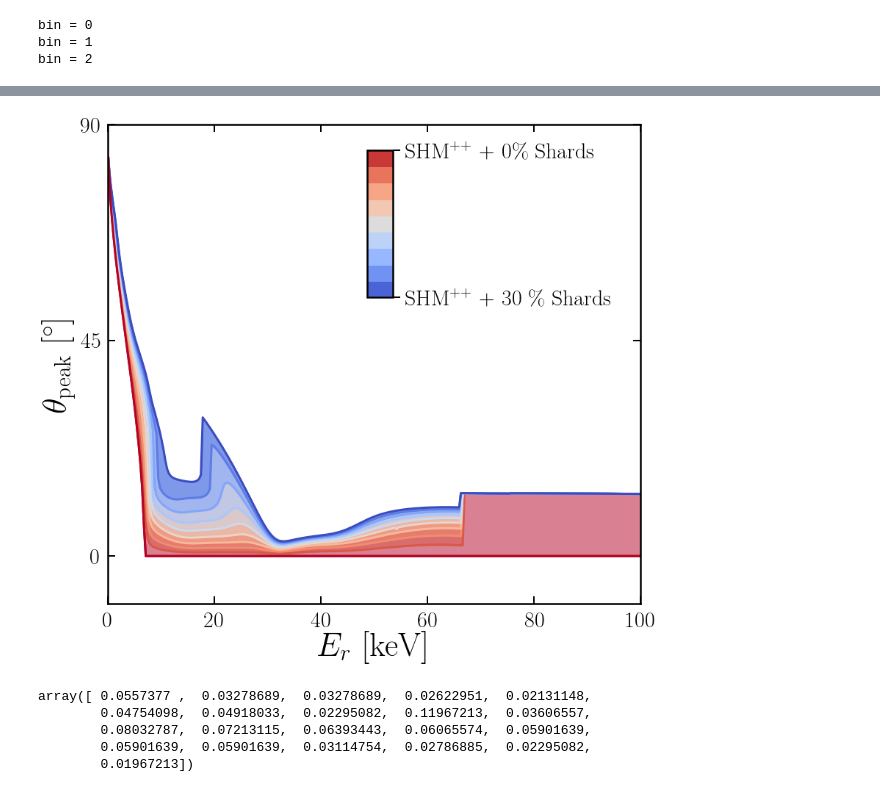
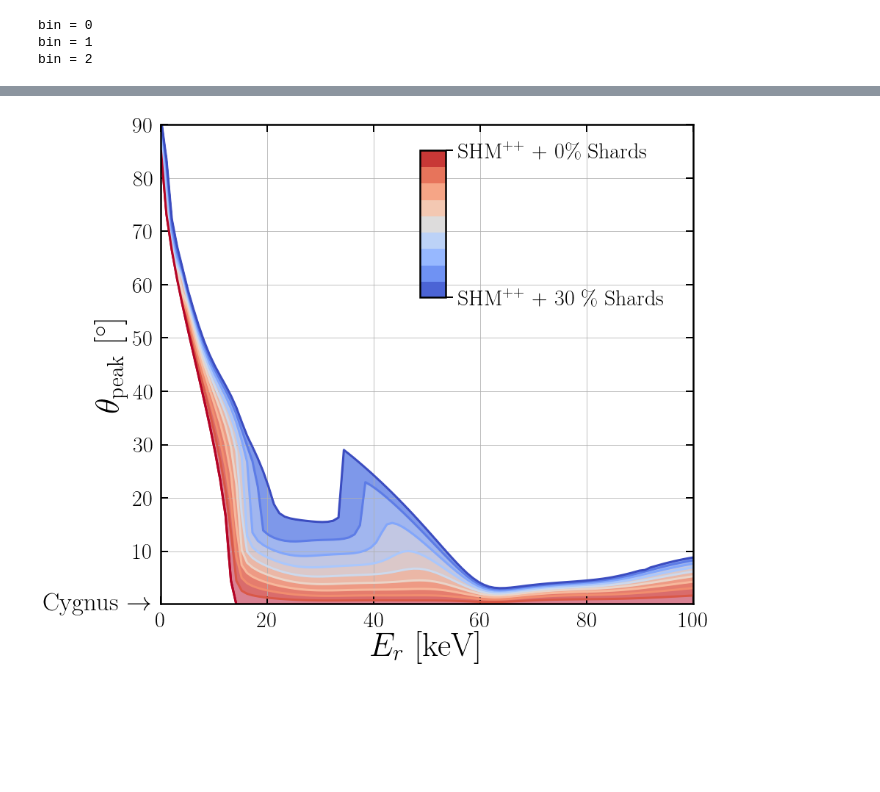
Before and after one commit to cajohare/DarkShards, a Jupyter notebook: code/PlotShards.ipynb, the cells around one changed output, grey strips where cells are left out. Drawn from its saved outputs; the diff is of its cells as text; code cells hidden in the pictures; blank space fills up the shorter version.

```diff
--- a/code/PlotShards.ipynb
+++ b/code/PlotShards.ipynb
@@ -443,7 +559,7 @@ E[0,:] = linspace(1.0,5.0,ne)
 E[1,:] = linspace(5.0,10.0,ne)
 E[2,:] = linspace(10.0,20.0,ne)
 
-m_chi = 20.0
+m_chi = 100.0
 sigma_p = 1.0e-45
 A = F19.MassNumber
 
@@ -568,7 +685,11 @@ def qhat(x):
 
 x_lab = -1.0*v_lab/sqrt(sum(v_lab**2.0))
 
-ne = 300
+m_chi = 20.0
+sigma_p = 1.0e-45
+A = F19.MassNumber
+
+ne = 100
 Evals = linspace(0.1,100.0,ne)
 xmin0 = zeros(shape=(ne,2))
 xmin_in = array([-0.05,4.4])
@@ -577,11 +698,14 @@ for i in range(0,ne):
     v_min = MinimumWIMPSpeed(Evals[i],A,m_chi)
     def fhat0(x):
         return -1.0*fhat_Isotropic(v_min,qhat(x),v_lab)
-    res = fmin(fhat0,xmin_in,disp=False)
-    xmin0[i,0] = res[0]
-    xmin0[i,1] = res[1]
-    xmin_in = xmin0[i,:]
-    dth0[i] = 180/pi*arccos(sum(qhat(xmin_in)*x_lab))
+    if fhat0(xmin_in)==0.0:
+        dth0[i] = 0.0
+    else:
+        res = fmin(fhat0,xmin_in,disp=False)
+        xmin0[i,0] = res[0]
+        xmin0[i,1] = res[1]
+        xmin_in = xmin0[i,:]
+        dth0[i] = 180/pi*arccos(sum(qhat(xmin_in)*x_lab))
 
 xmin = zeros(shape=(ne,2,n_xi))
 dth = zeros(shape=(ne,n_xi))
@@ -596,10 +720,11 @@ for j in range(0,n_xi):
                 sig_s = sqrt(sum(dat[k,6:9]**2.0))/3.0
                 fhat += -1.0*xi*pops[k]*fhat_Isotropic(v_min,qhat(x),v_lab-v_s,sqrt(2.0)*sig_s,v_esc)
             return fhat
-        res = fmin(fhat,xmin_in,disp=False)
-        xmin[i,0,j] = res[0]
-        xmin[i,1,j] = res[1]
-        xmin_in = xmin[i,:,j]
-        dth[i,j] = 180/pi*arccos(sum(qhat(xmin_in)*x_lab))
-    xmin0 = xmin
-    print j,xi
+        if fhat(xmin_in)==0.0:
+            dth[i,j] = 0.0
+        else:
+            res = fmin(fhat,xmin_in,disp=False)
+            xmin[i,0,j] = res[0]
+            xmin[i,1,j] = res[1]
+            xmin_in = xmin[i,:,j]
+            dth[i,j] = 180/pi*arccos(sum(qhat(xmin_in)*x_lab))
@@ -626,42 +740,34 @@ for j in range(0,n_xi):
     plt.plot(Evals,dth[:,j],color=col[j,:],linewidth=3)
 
 plt.plot(Evals,dth0,linewidth=3,color=col[0,:])
-plt.ylim([-10,90])
+plt.ylim([0.1,90])
 plt.xlim([0,amax(Evals)])
-plt.yticks([0,45,90])
 ax.tick_params(which='major',direction='in',width=2,length=10,right=True,top=True,pad=10,labelsize=30)
 ax.tick_params(which='minor',direction='in',width=1,length=7,right=True,top=True)
 plt.ylabel(r"$\theta_{\rm peak}$ [$^\circ$]",fontsize=45);
 plt.xlabel(r"$E_r$ [keV]",fontsize=45);
-
+plt.text(-22,-1,r'Cygnus $\rightarrow$',fontsize=35)
+plt.grid()
 
 # Custom colorbar
 import matplotlib as mpl
 from mpl_toolkits.axes_grid1.inset_locator import inset_axes
 cbaxes = inset_axes(ax, width="5%", height="50%", bbox_to_anchor=[-190, 330, 700, 400])
 norm = mpl.colors.Normalize(vmin=0,vmax=1)
 sm = plt.cm.ScalarMappable(cmap=cmap, norm=norm)
 sm.set_array([])
 plt.colorbar(sm,cax=cbaxes,ticks=(0,1),boundaries=linspace(0,1,n_xi))
 f = plt.gcf().get_children()
 cbar = f[2]
 cbar.set_yticklabels([cbar_min, cbar_max])  # vertically oriented colorbar
 cbar.tick_params(labelsize=30)
 cbar.tick_params(which='major',direction='out',width=2,length=10,right=True,top=False,pad=7)
 cbar.tick_params(which='minor',direction='out',width=2,length=7,right=True,top=False)
 
 
 # Save figure
 plt.show()
 fig.savefig('../plots/'+pltname+'.pdf',bbox_inches='tight')
 fig.savefig('../plots/plots_png/'+pltname+'.png',bbox_inches='tight')
 # %% [output]
-[figure, old version]
+[figure, new version]
-# %%
-pops
-# %% [output]
-array([ 0.0557377 ,  0.03278689,  0.03278689,  0.02622951,  0.02131148,
-        0.04754098,  0.04918033,  0.02295082,  0.11967213,  0.03606557,
-        0.08032787,  0.07213115,  0.06393443,  0.06065574,  0.05901639,
-        0.05901639,  0.05901639,  0.03114754,  0.02786885,  0.02295082,
-        0.01967213])
```
Also changed, not shown: parts of 8 cells of this notebook, 11 other files.
